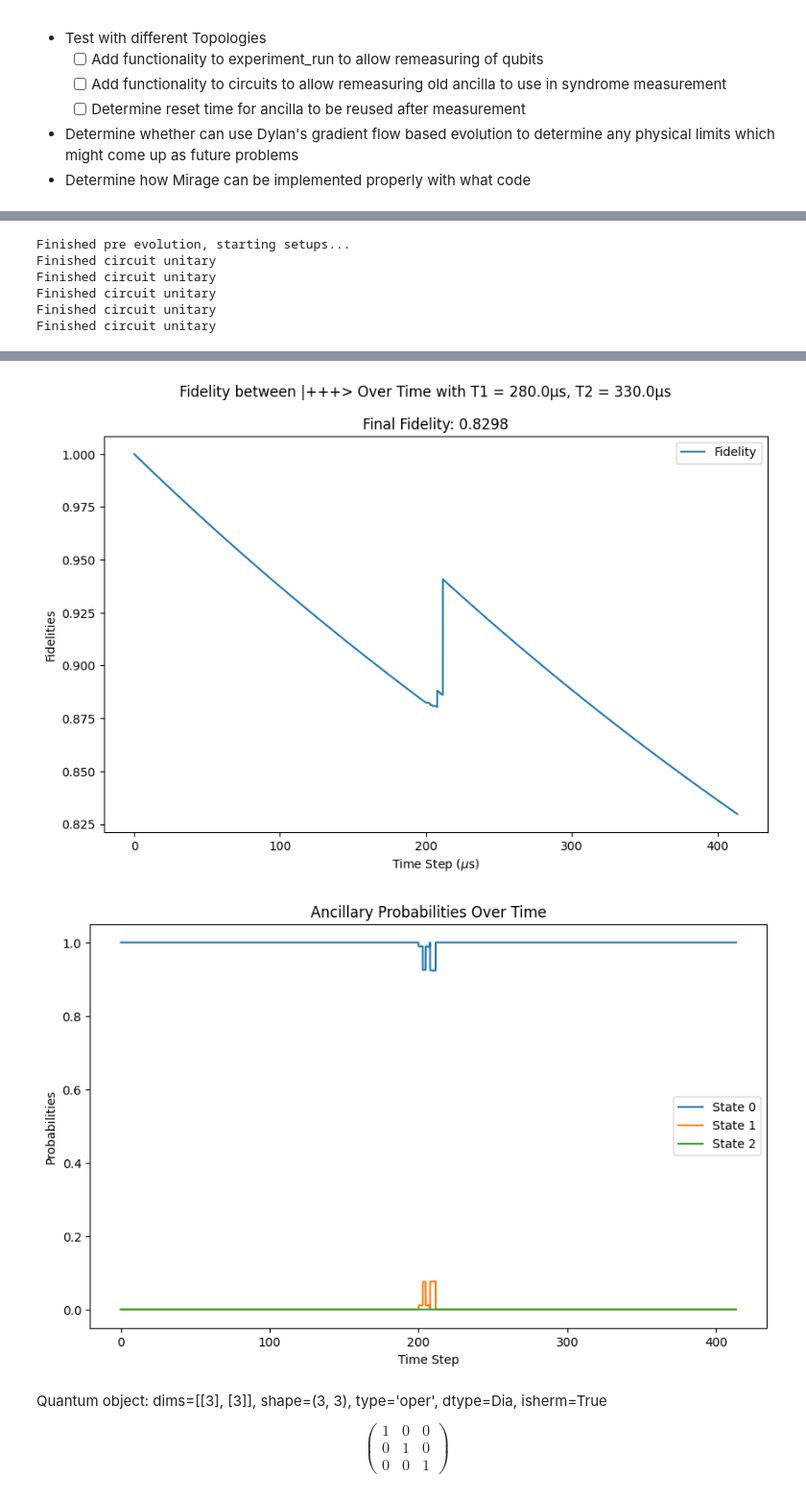
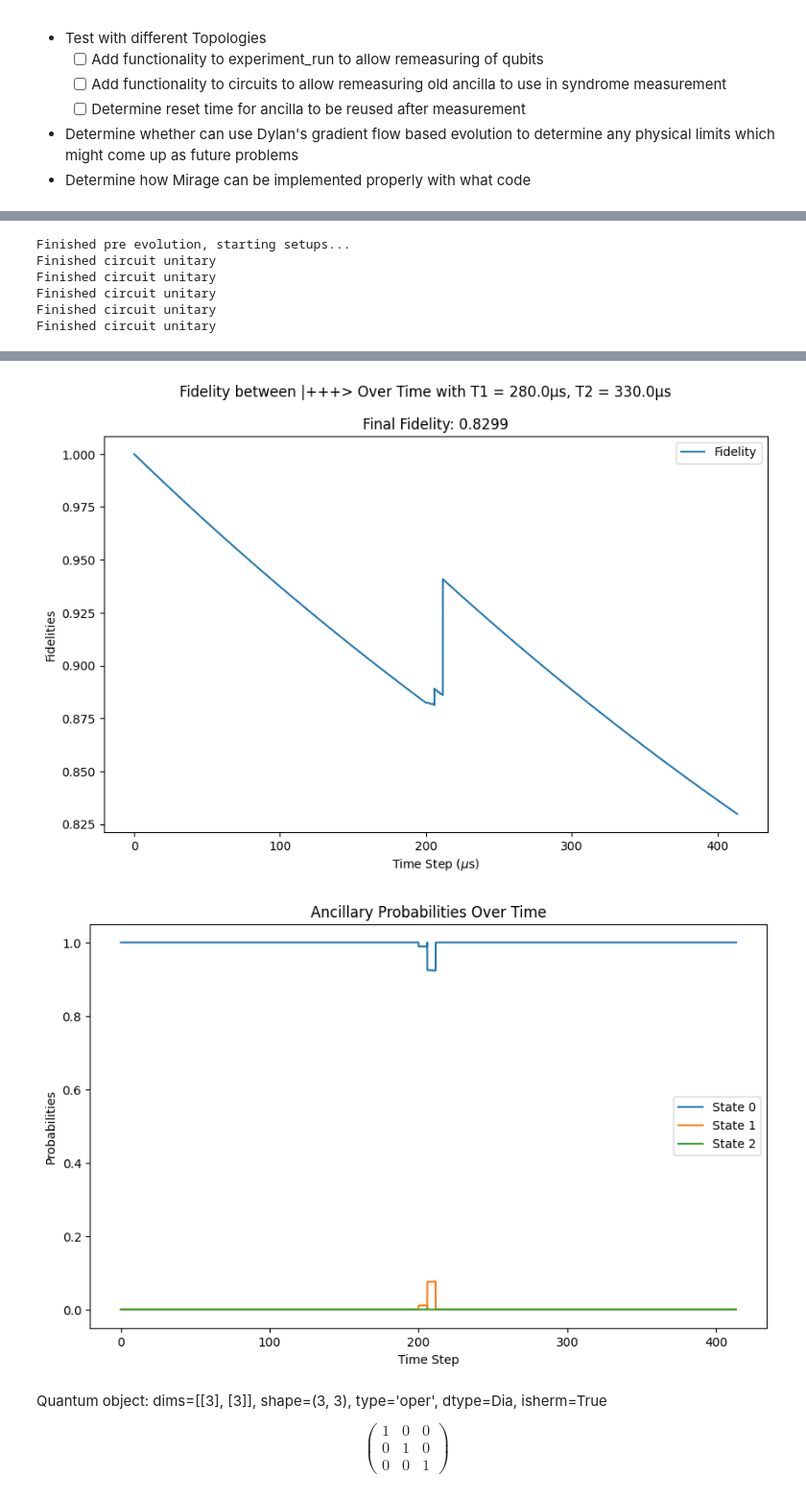
Before and after one commit to Wrn13/QuantumLogicalSimulator, a Jupyter notebook: src/notebooks/stabilizer_comparison.ipynb, the cells around one changed output, grey strips where cells are left out. Shown at 96% size. Saved outputs shown, nothing was run; the diff lists cells and outputs as text; code cells hidden in the pictures.

```diff
--- a/src/notebooks/stabilizer_comparison.ipynb
+++ b/src/notebooks/stabilizer_comparison.ipynb
@@ -126,36 +126,36 @@ total_psi_0 = qt.tensor(logical_psi_0, qt.basis(3,0))  # ancillas in |0>
 rho_0 = total_psi_0 * total_psi_0.dag()
 
 # Create runner and trotterizer, then run experiment with a list of setups
 for i in range(iterations):
     trotterizer = runner.generate_trotterizer(trotter_dt, t1_list[i], t2_list[i], 3, 4)
     setups = [
                 partial_phase_circuit(single_qudit_time, cnot_time, 0),
+                partial_phase_circuit(single_qudit_time, cnot_time, 1),
                 partial_erasure_circuit(single_qudit_time, cnot_time, 1, 0, 0),
-                partial_phase_circuit(single_qudit_time, cnot_time, 1),
                 partial_erasure_circuit(single_qudit_time, cnot_time, 1, 1, 0),
                 partial_erasure_circuit(single_qudit_time, cnot_time, 1, 2, 0),
             ]
     state_list = runner.experiment_partial_run(trotterizer, rho_0, setups)
-    plot_results(trotter_dt, state_list, f"output/PEPEE/t1_{t1_list[i]:.1f}_t2_{t2_list[i]:.1f}", t1_list[i], t2_list[i])
+    plot_results(trotter_dt, state_list, f"output/PPEEE/t1_{t1_list[i]:.1f}_t2_{t2_list[i]:.1f}", t1_list[i], t2_list[i])
 # %% [output]
 Finished pre evolution, starting setups...
 Finished circuit unitary
 Finished circuit unitary
 Finished circuit unitary
 Finished circuit unitary
 Finished circuit unitary
 [figure]
 [figure]
 [figure]
 Finished pre evolution, starting setups...
 Finished circuit unitary
 Finished circuit unitary
 Finished circuit unitary
 Finished circuit unitary
 Finished circuit unitary
 [figure]
 [figure]
-[figure, old version]
+[figure, new version]
 # %%
 qt.tensor([qt.qeye(3)]*1)
 # %% [output]
```
Also changed, not shown: 2 other files.
